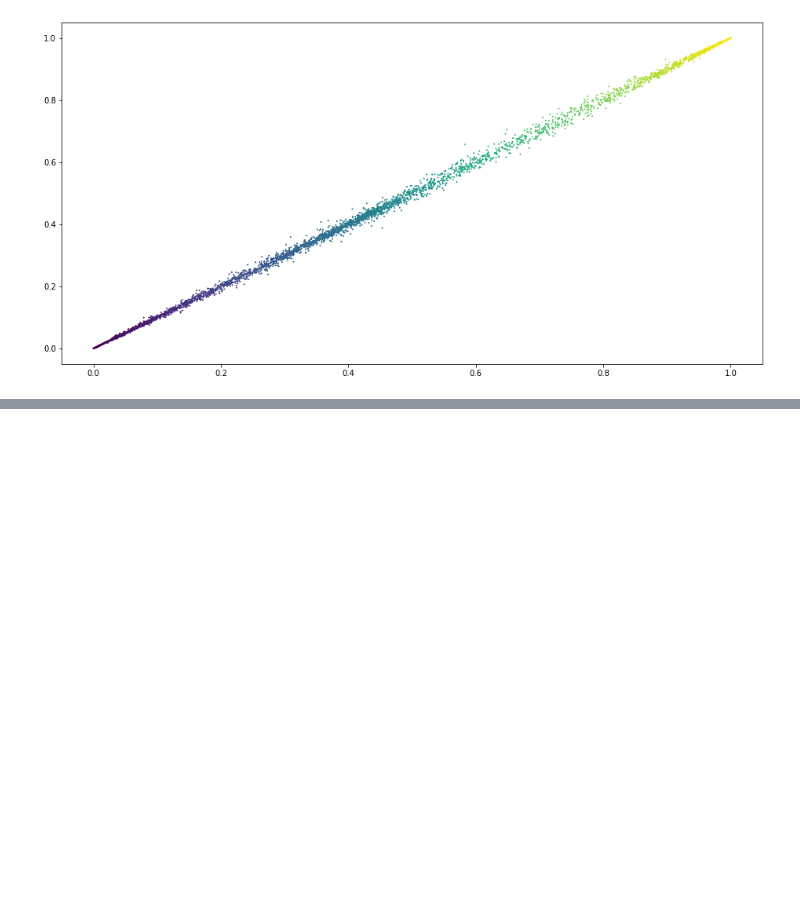
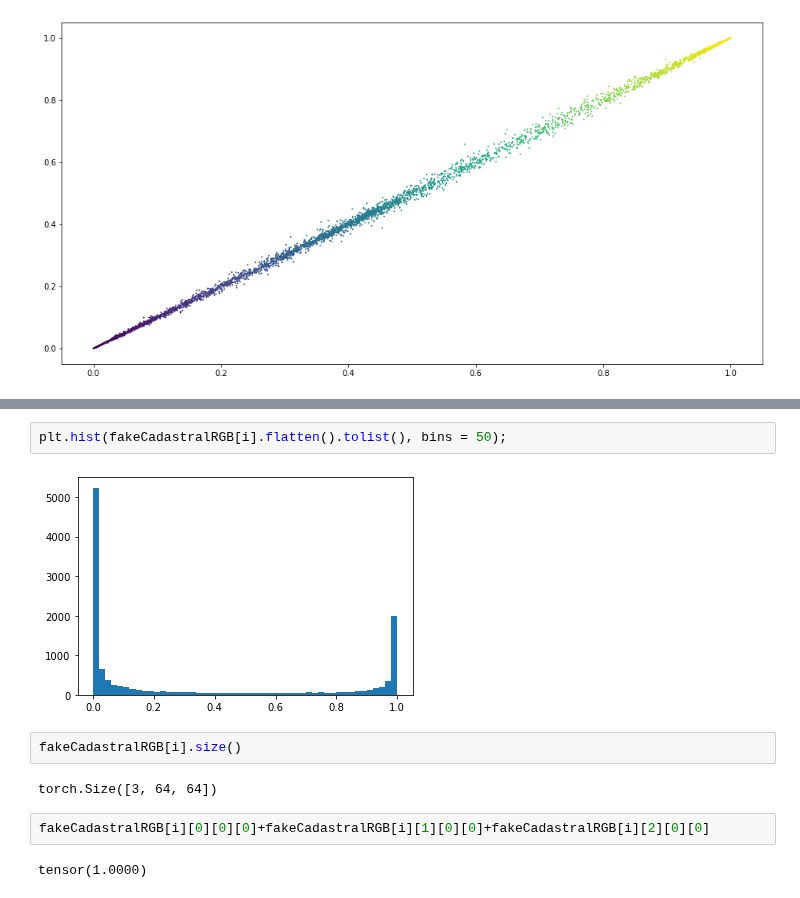
Before and after one commit to neithangurthang/SyntheticCities, a Jupyter notebook: notebooks/05 FakeCityGenerator.ipynb, the cells around one changed output, grey strips where cells are left out. Drawn from its saved outputs; the diff is of its cells as text; blank space fills up the shorter version.

```diff
--- a/notebooks/05 FakeCityGenerator.ipynb
+++ b/notebooks/05 FakeCityGenerator.ipynb
@@ -205,0 +217,12 @@ plt.scatter(fakeCadastral[i][0], fakeCadastral[i][1], c = fakeCadastral[i][2], s
+# %%
+plt.hist(fakeCadastralRGB[i].flatten().tolist(), bins = 50);
+# %% [output]
+[figure, added]
+# %%
+fakeCadastralRGB[i].size()
+# %% [output]
+torch.Size([3, 64, 64])
+# %%
+fakeCadastralRGB[i][0][0][0]+fakeCadastralRGB[i][1][0][0]+fakeCadastralRGB[i][2][0][0]
+# %% [output]
+tensor(1.0000)
```
Also changed, not shown: parts of 6 cells of this notebook, 7 other files.
